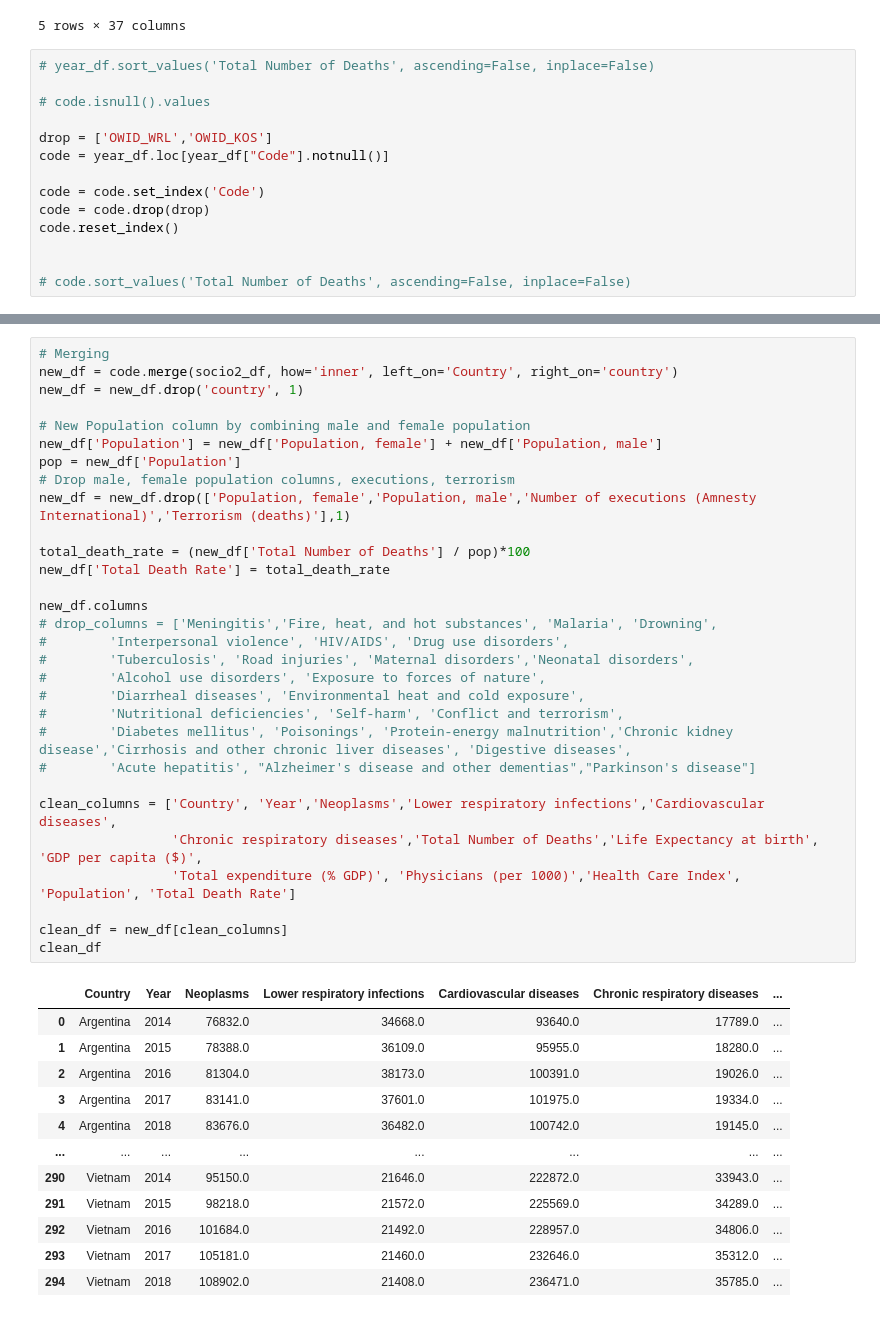
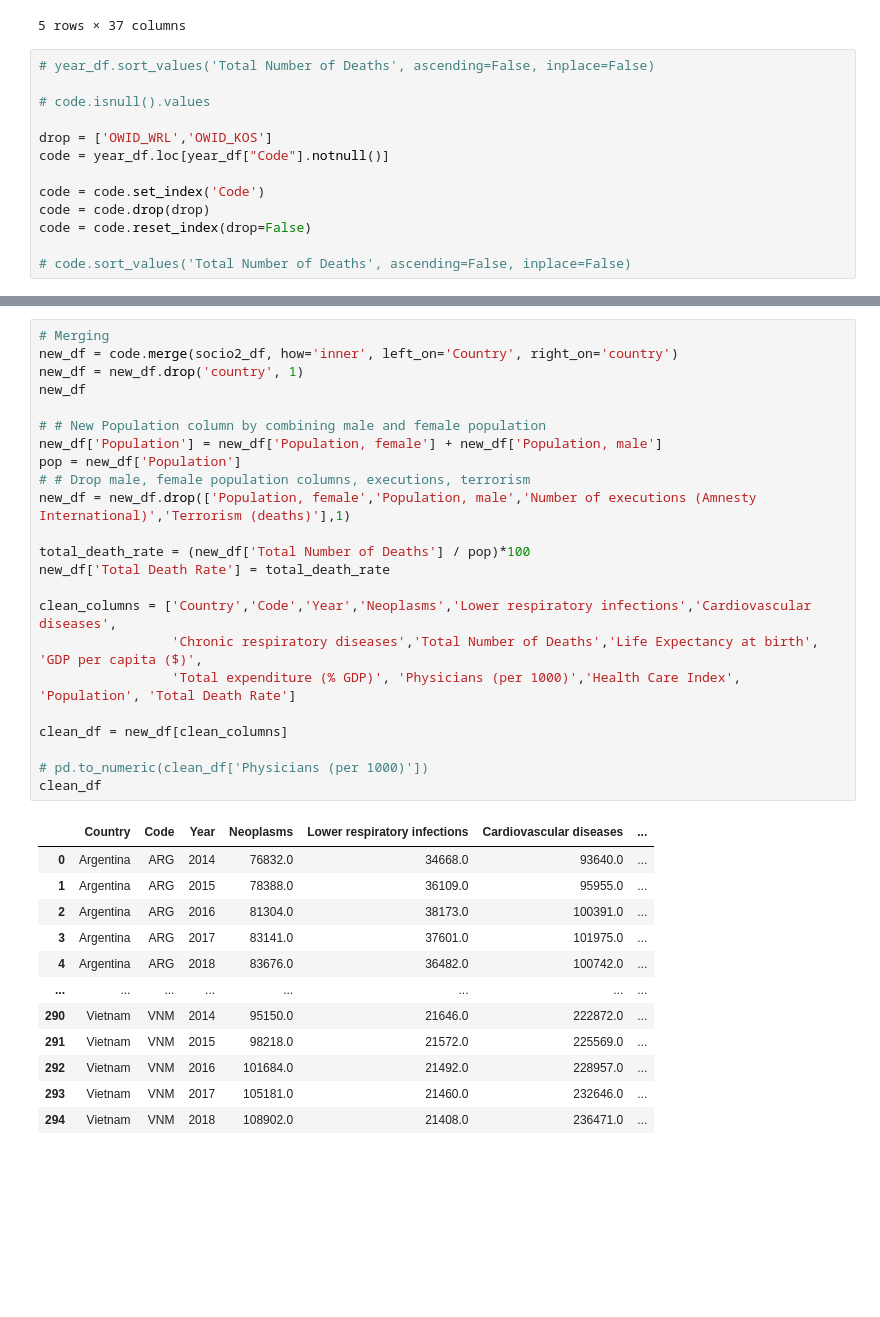
Before and after one commit to TanishaCooper/projectone_groupfour, a Jupyter notebook: HealthcarePy/test.ipynb, the cells around one changed output, grey strips where cells are left out. Drawn from its saved outputs; the diff is of its cells as text; blank space fills up the shorter version.

```diff
--- a/HealthcarePy/test.ipynb
+++ b/HealthcarePy/test.ipynb
@@ -67,7 +66,6 @@ code = year_df.loc[year_df["Code"].notnull()]
 
 code = code.set_index('Code')
 code = code.drop(drop)
-code.reset_index()
-
+code = code.reset_index(drop=False)
 
 # code.sort_values('Total Number of Deaths', ascending=False, inplace=False)
@@ -111,43 +96,36 @@ socio2_df = socio2_df.rename(columns={
 # %%
 # Merging
 new_df = code.merge(socio2_df, how='inner', left_on='Country', right_on='country')
 new_df = new_df.drop('country', 1)
+new_df
 
-# New Population column by combining male and female population
+# # New Population column by combining male and female population
 new_df['Population'] = new_df['Population, female'] + new_df['Population, male']
 pop = new_df['Population']
-# Drop male, female population columns, executions, terrorism
+# # Drop male, female population columns, executions, terrorism
 new_df = new_df.drop(['Population, female','Population, male','Number of executions (Amnesty International)','Terrorism (deaths)'],1)
 
 total_death_rate = (new_df['Total Number of Deaths'] / pop)*100
 new_df['Total Death Rate'] = total_death_rate
 
-new_df.columns
-# drop_columns = ['Meningitis','Fire, heat, and hot substances', 'Malaria', 'Drowning',
-#        'Interpersonal violence', 'HIV/AIDS', 'Drug use disorders',
-#        'Tuberculosis', 'Road injuries', 'Maternal disorders','Neonatal disorders',
-#        'Alcohol use disorders', 'Exposure to forces of nature',
-#        'Diarrheal diseases', 'Environmental heat and cold exposure',
-#        'Nutritional deficiencies', 'Self-harm', 'Conflict and terrorism',
-#        'Diabetes mellitus', 'Poisonings', 'Protein-energy malnutrition','Chronic kidney disease','Cirrhosis and other chronic liver diseases', 'Digestive diseases',
-#        'Acute hepatitis', "Alzheimer's disease and other dementias","Parkinson's disease"]
-
-clean_columns = ['Country', 'Year','Neoplasms','Lower respiratory infections','Cardiovascular diseases',
+clean_columns = ['Country','Code','Year','Neoplasms','Lower respiratory infections','Cardiovascular diseases',
                  'Chronic respiratory diseases','Total Number of Deaths','Life Expectancy at birth', 'GDP per capita ($)',
                  'Total expenditure (% GDP)', 'Physicians (per 1000)','Health Care Index', 'Population', 'Total Death Rate']
 
 clean_df = new_df[clean_columns]
+
+# pd.to_numeric(clean_df['Physicians (per 1000)'])
 clean_df
 # %% [output]
-|  | Country | Year | Neoplasms | Lower respiratory infections | Cardiovascular diseases | Chronic respiratory diseases | ... |
-| 0 | Argentina | 2014 | 76832.0 | 34668.0 | 93640.0 | 17789.0 | ... |
-| 1 | Argentina | 2015 | 78388.0 | 36109.0 | 95955.0 | 18280.0 | ... |
-| 2 | Argentina | 2016 | 81304.0 | 38173.0 | 100391.0 | 19026.0 | ... |
-| 3 | Argentina | 2017 | 83141.0 | 37601.0 | 101975.0 | 19334.0 | ... |
-| 4 | Argentina | 2018 | 83676.0 | 36482.0 | 100742.0 | 19145.0 | ... |
+|  | Country | Code | Year | Neoplasms | Lower respiratory infections | Cardiovascular diseases | ... |
+| 0 | Argentina | ARG | 2014 | 76832.0 | 34668.0 | 93640.0 | ... |
+| 1 | Argentina | ARG | 2015 | 78388.0 | 36109.0 | 95955.0 | ... |
+| 2 | Argentina | ARG | 2016 | 81304.0 | 38173.0 | 100391.0 | ... |
+| 3 | Argentina | ARG | 2017 | 83141.0 | 37601.0 | 101975.0 | ... |
+| 4 | Argentina | ARG | 2018 | 83676.0 | 36482.0 | 100742.0 | ... |
 | ... | ... | ... | ... | ... | ... | ... | ... |
-| 290 | Vietnam | 2014 | 95150.0 | 21646.0 | 222872.0 | 33943.0 | ... |
-| 291 | Vietnam | 2015 | 98218.0 | 21572.0 | 225569.0 | 34289.0 | ... |
-| 292 | Vietnam | 2016 | 101684.0 | 21492.0 | 228957.0 | 34806.0 | ... |
-| 293 | Vietnam | 2017 | 105181.0 | 21460.0 | 232646.0 | 35312.0 | ... |
-| 294 | Vietnam | 2018 | 108902.0 | 21408.0 | 236471.0 | 35785.0 | ... |
+| 290 | Vietnam | VNM | 2014 | 95150.0 | 21646.0 | 222872.0 | ... |
+| 291 | Vietnam | VNM | 2015 | 98218.0 | 21572.0 | 225569.0 | ... |
+| 292 | Vietnam | VNM | 2016 | 101684.0 | 21492.0 | 228957.0 | ... |
+| 293 | Vietnam | VNM | 2017 | 105181.0 | 21460.0 | 232646.0 | ... |
+| 294 | Vietnam | VNM | 2018 | 108902.0 | 21408.0 | 236471.0 | ... |
```
Also changed, not shown: parts of 31 cells of this notebook, 9 other files.
